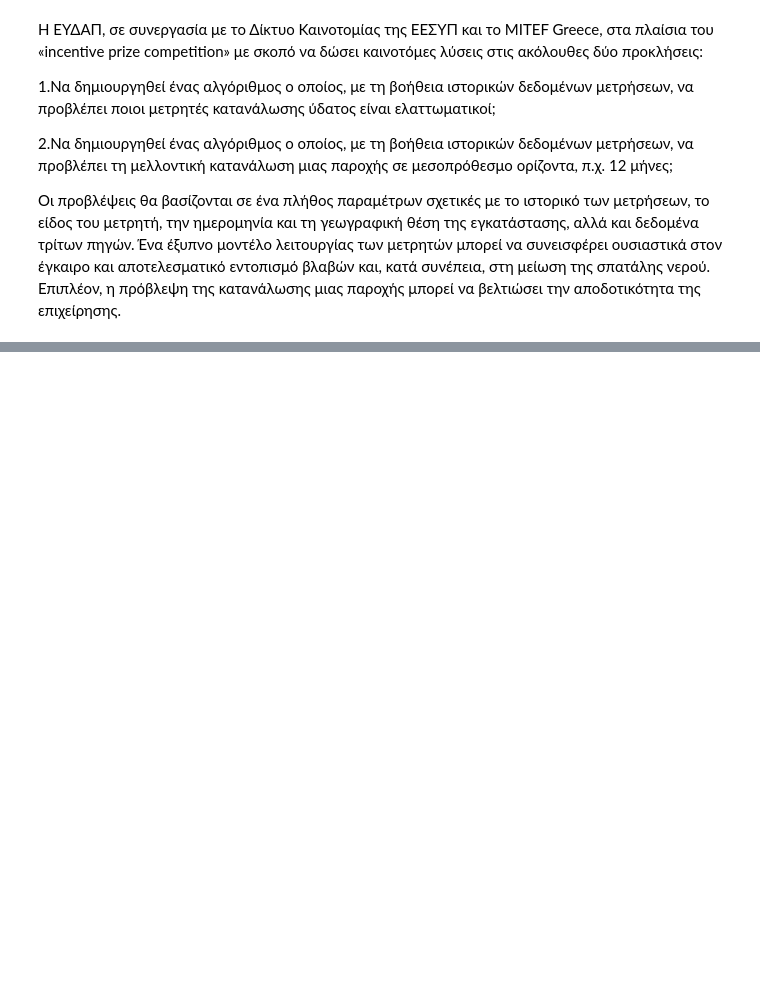
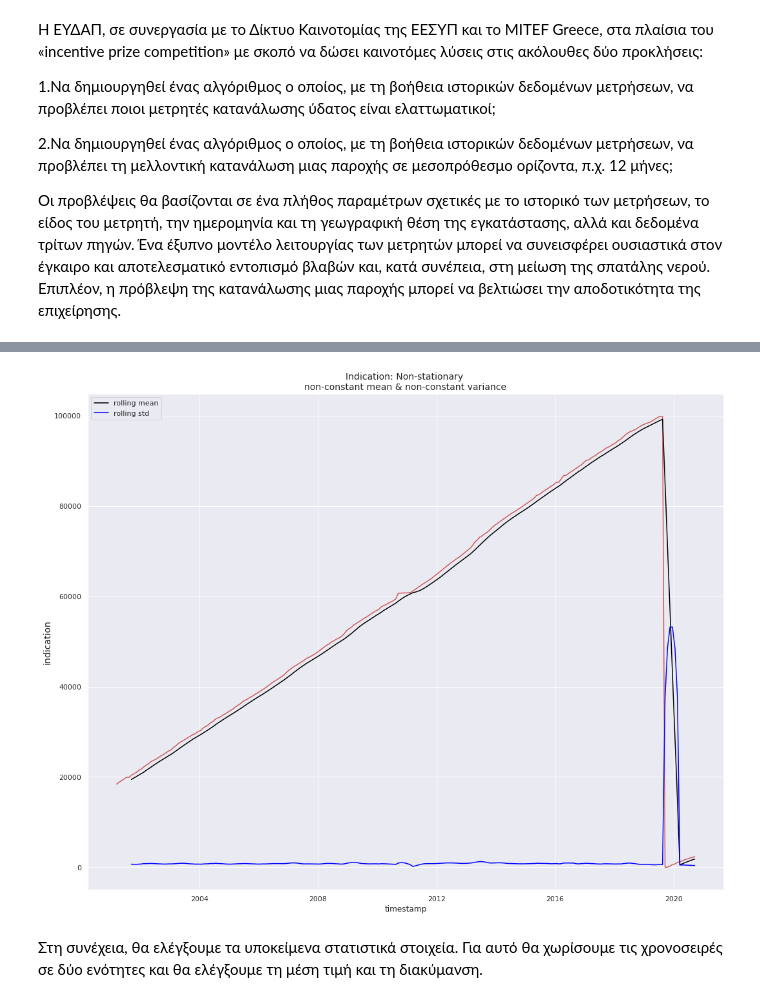
Before and after one commit to geomyll33/Beautez, a Jupyter notebook: EYDAP_Challenge_project.ipynb, the cells around one changed output, grey strips where cells are left out. Saved outputs shown, nothing was run; the diff lists cells and outputs as text; code cells hidden in the pictures; blank space fills up the shorter version.

```diff
--- a/EYDAP_Challenge_project.ipynb
+++ b/EYDAP_Challenge_project.ipynb
@@ -110,0 +329,15 @@ b _Στοιχεία μεταβολών που αφορούν τις παροχέ
+# %%
+rolling_window = 7
+f, ax = plt.subplots(nrows=1, ncols=1, figsize=(15, 12))
+
+sns.lineplot(x=df.timestamp, y=df.indication, ax=ax, color='indianred')
+sns.lineplot(x=df.timestamp, y=df.indication.rolling(rolling_window).mean(), ax=ax, color='black', label='rolling mean')
+sns.lineplot(x=df.timestamp, y=df.indication.rolling(rolling_window).std(), ax=ax, color='blue', label='rolling std')
+ax.set_title('Indication: Non-stationary \nnon-constant mean & non-constant variance', fontsize=14)
+ax.set_ylabel(ylabel='indication', fontsize=14)
+plt.tight_layout()
+plt.show()
+# %% [output]
+[figure, added]
+# %% [markdown]
+Στη συνέχεια, θα ελέγξουμε τα υποκείμενα στατιστικά στοιχεία. Για αυτό θα χωρίσουμε τις χρονοσειρές σε δύο ενότητες και θα ελέγξουμε τη μέση τιμή και τη διακύμανση.
```
Also changed, not shown: parts of 55 cells of this notebook.
